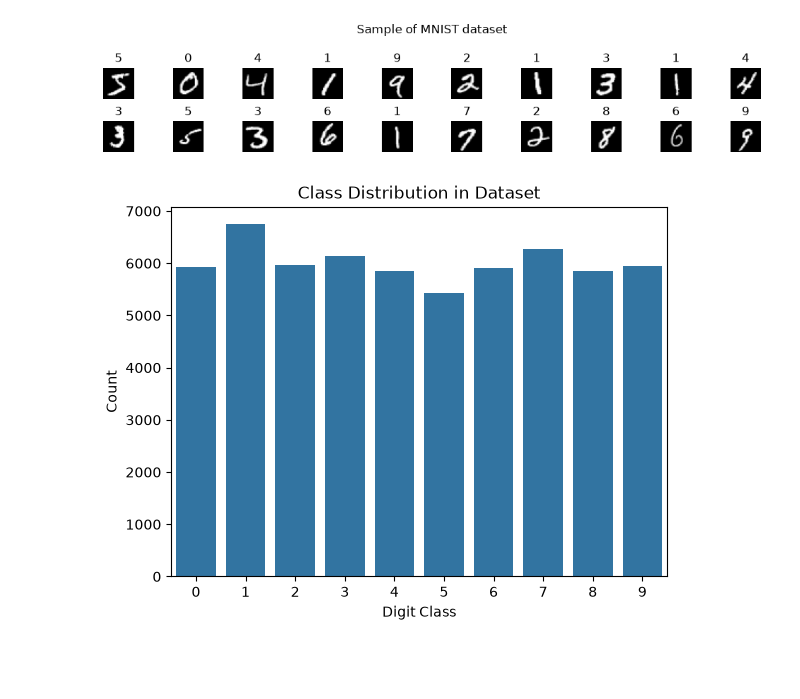
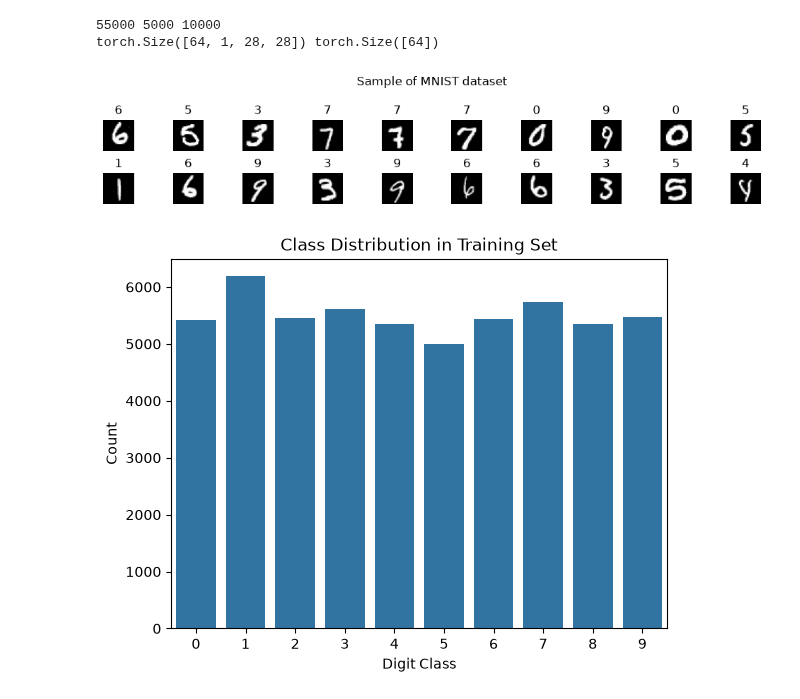
Before and after one commit to dimkon02/mnist-cnn-vs-classical, a Jupyter notebook: notebooks/01_cnn.ipynb, the cells around one changed output. Saved outputs shown, nothing was run; the diff lists cells and outputs as text; code cells hidden in the pictures; blank space fills up the shorter version.

```diff
--- a/notebooks/01_cnn.ipynb
+++ b/notebooks/01_cnn.ipynb
@@ -30,32 +101,44 @@ test_loader  = DataLoader(test_data,  batch_size=1000, shuffle=False)
+# %%
+# Same 55k / 5k split as the classical models; images are normalized with MNIST's mean and std
+train_loader, val_loader, test_loader = get_dataloaders()   # test_loader is not used here
+
+print(len(train_loader.dataset), len(val_loader.dataset), len(test_loader.dataset))   # 55000 5000 10000
+images, labels = next(iter(train_loader))
+print(images.shape, labels.shape)   # torch.Size([64, 1, 28, 28]) torch.Size([64])
+# %% [output]
+55000 5000 10000
+torch.Size([64, 1, 28, 28]) torch.Size([64])
 # %%
 # Plot the first n images of the dataset in a 2-row grid, each titled with its label
 def show_sample(dataset, n=20):
     plt.figure(figsize=(10, 2))
     for i in range(n):
         image, label = dataset[i]
         plt.subplot(2, n//2, i+1)
         plt.imshow(image.squeeze(), cmap='gray')   # squeeze: [1, 28, 28] -> [28, 28] for imshow
         plt.title(label)
         plt.axis('off')
     plt.suptitle("Sample of MNIST dataset", fontsize = 12)
     plt.tight_layout()
     plt.show()
 
-show_sample(train_data)
+show_sample(train_loader.dataset)
 # %% [output]
-[figure, old version]
+[figure, new version]
 # %%
 # Checking Class Distribution
 # (a roughly equal count per digit means the dataset is balanced)
 
-labels = [label for _ , label in train_data]
+train_subset = train_loader.dataset   # Subset of the 60k training set
+labels = train_subset.dataset.targets[train_subset.indices].numpy()   # read labels directly, no image transforms
+
 sns.countplot(x=labels)
-plt.title("Class Distribution in Dataset")
+plt.title("Class Distribution in Training Set")
 plt.xlabel("Digit Class")
 plt.ylabel("Count")
 plt.show()
 # %% [output]
-[figure, old version]
+[figure, new version]
 # %%
 # Small CNN: two conv + pool blocks extract features, two fully connected layers classify them
 class CNNModel(nn.Module):
```
Also changed, not shown: parts of 17 cells of this notebook, 3 other files.
